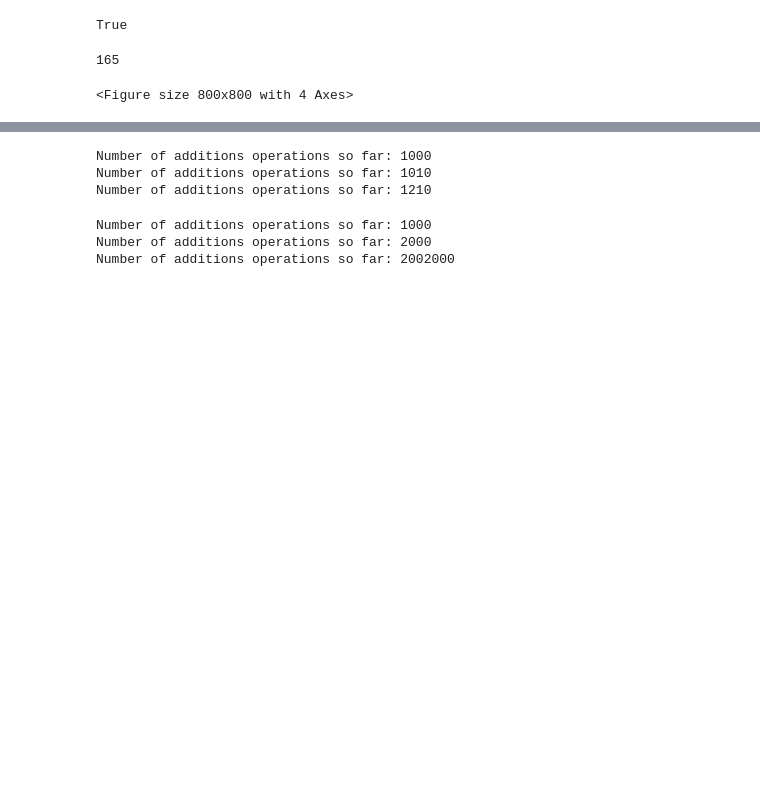
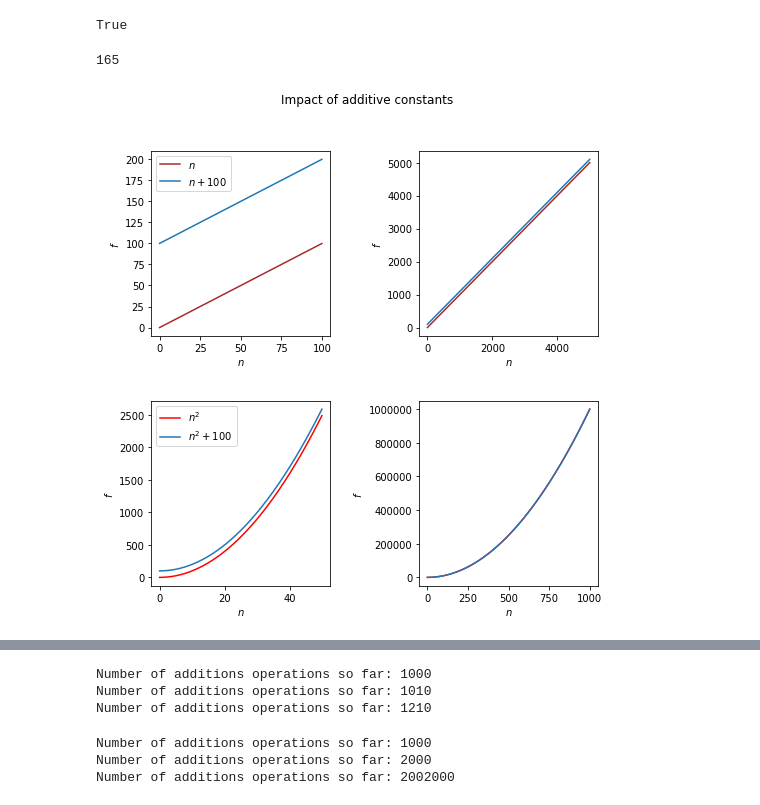
Before and after one commit to cs-cmuq/110-www, a Jupyter notebook: lectures/L26.ipynb, the cells around one changed output, grey strips where cells are left out. Drawn from its saved outputs; the diff is of its cells as text; code cells hidden in the pictures; blank space fills up the shorter version.

```diff
--- a/lectures/L26.ipynb
+++ b/lectures/L26.ipynb
@@ -64,6 +64,8 @@ import numpy as np
 
 
 figure, subplots = plt.subplots(2,2, figsize=(8,8))
+
+figure.suptitle('Impact of additive constants')
 
 plt.subplots_adjust(left=None, bottom=None, right=None,
                     top=None, wspace=0.5, hspace=0.35)
@@ -74,33 +76,33 @@ for i in (0,1):
         subplots[i,j].set_ylabel('$f$')
 
 x = np.arange(0, 100, 0.1)
 
 lin, = subplots[0,0].plot(x, x, label='$n$', color='brown')
 add, = subplots[0,0].plot(x, x+100, label='$n+10$')
 
 x = np.arange(0, 5000, 0.1)
 
 lin, = subplots[0,1].plot(x, x, label='$n$', color='brown')
 add, = subplots[0,1].plot(x, x+100, label='$n+100$')
 
 subplots[0,0].legend(handles=[lin, add])
 
 
 x = np.arange(0, 50, 0.1)
 
 sqr, = subplots[1,0].plot(x, x*x, label='$n^2$', color='red')
 add, = subplots[1,0].plot(x, x*x + 100, label='$n^2+100$')
 
 x = np.arange(0, 1000, 0.1)
 
 sqr, = subplots[1,1].plot(x, x*x, label='$n^2$', color='red')
 add, = subplots[1,1].plot(x, x*x + 100, label='$n^2+100$')
 
 subplots[1,0].legend(handles=[sqr, add])
 
 plt.savefig('additive.png')
 plt.show()
 # %% [output]
-<Figure size 800x800 with 4 Axes>
+[figure, added]
 # %%
 figure, subplots = plt.subplots(1,2, figsize=(8,5))
```
Also changed, not shown: parts of 7 cells of this notebook.
